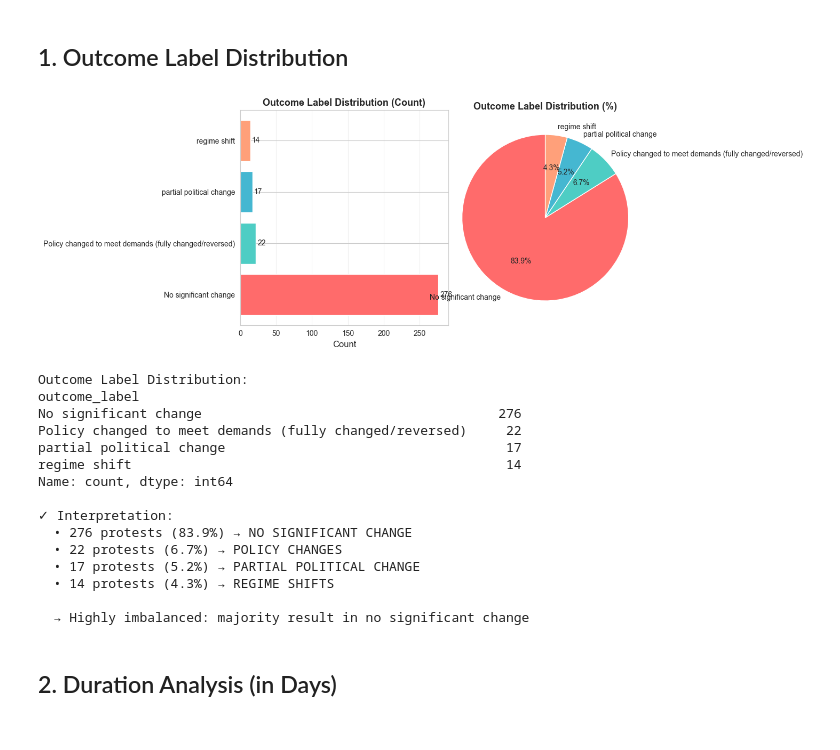
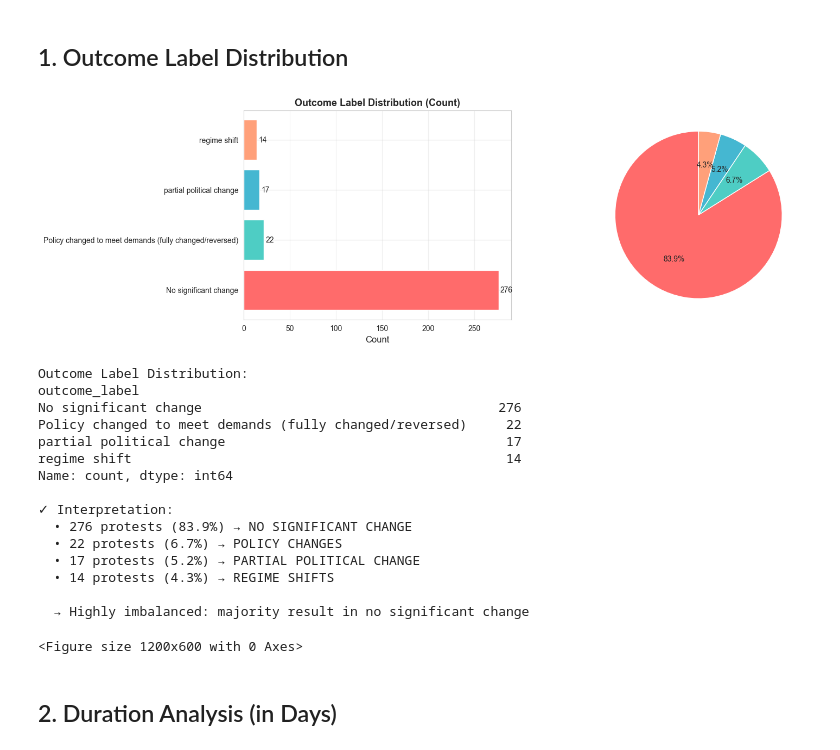
Before and after one commit to jeevanbhatta/causal_inference, a Jupyter notebook: notebooks/analysis.ipynb, the cells around one changed output. Cells and saved outputs as stored; diff of their text form; code cells hidden in the pictures.

```diff
--- a/notebooks/analysis.ipynb
+++ b/notebooks/analysis.ipynb
@@ -76,34 +76,49 @@ dtype: int64
 # %%
 outcome_counts = df['outcome_label'].value_counts()
 colors = ['#ff6b6b', '#4ecdc4', '#45b7d1', '#ffa07a']
 
 fig, (ax1, ax2) = plt.subplots(1, 2, figsize=(14, 5))
 
 # Bar chart
 ax1.barh(outcome_counts.index, outcome_counts.values, color=colors)
 ax1.set_xlabel('Count', fontsize=12)
 ax1.set_title('Outcome Label Distribution (Count)', fontsize=13, fontweight='bold')
 ax1.grid(axis='x', alpha=0.3)
 for i, v in enumerate(outcome_counts.values):
     ax1.text(v + 2, i, str(v), va='center', fontsize=10)
 
 # Pie chart
-ax2.pie(outcome_counts.values, labels=outcome_counts.index, autopct='%1.1f%%', colors=colors, startangle=90)
+wedges, texts, autotexts = ax2.pie(
+    outcome_counts.values,
+    labels=None,  # Remove labels from the slices
+    autopct='%1.1f%%',
+    colors=colors,
+    startangle=90
+)
 ax2.set_title('Outcome Label Distribution (%)', fontsize=13, fontweight='bold')
+
+# Add a legend outside the chart
+ax2.legend(
+    outcome_counts.index,
+    title="Outcome",
+    bbox_to_anchor=(1, 0.5),
+    loc="center left"
+)
 
 plt.tight_layout()
 plt.show()
+
 
 print("Outcome Label Distribution:")
 print(outcome_counts)
 print(f"\n✓ Interpretation:")
 print(f"  • {outcome_counts.iloc[0]} protests ({outcome_counts.iloc[0]/len(df)*100:.1f}%) → NO SIGNIFICANT CHANGE")
 print(f"  • {outcome_counts.iloc[1]} protests ({outcome_counts.iloc[1]/len(df)*100:.1f}%) → POLICY CHANGES")
 print(f"  • {outcome_counts.iloc[2]} protests ({outcome_counts.iloc[2]/len(df)*100:.1f}%) → PARTIAL POLITICAL CHANGE")
 print(f"  • {outcome_counts.iloc[3]} protests ({outcome_counts.iloc[3]/len(df)*100:.1f}%) → REGIME SHIFTS")
 print(f"\n  → Highly imbalanced: majority result in no significant change")
 # %% [output]
-[figure, old version]
+[figure, new version]
 Outcome Label Distribution:
 outcome_label
 No significant change                                      276
@@ -119,6 +134,7 @@ Name: count, dtype: int64
   • 14 protests (4.3%) → REGIME SHIFTS
 
   → Highly imbalanced: majority result in no significant change
+<Figure size 1200x600 with 0 Axes>
 # %% [markdown]
 ## 2. Duration Analysis (in Days)
 # %%
```
Also changed, not shown: parts of 3 cells of this notebook.
